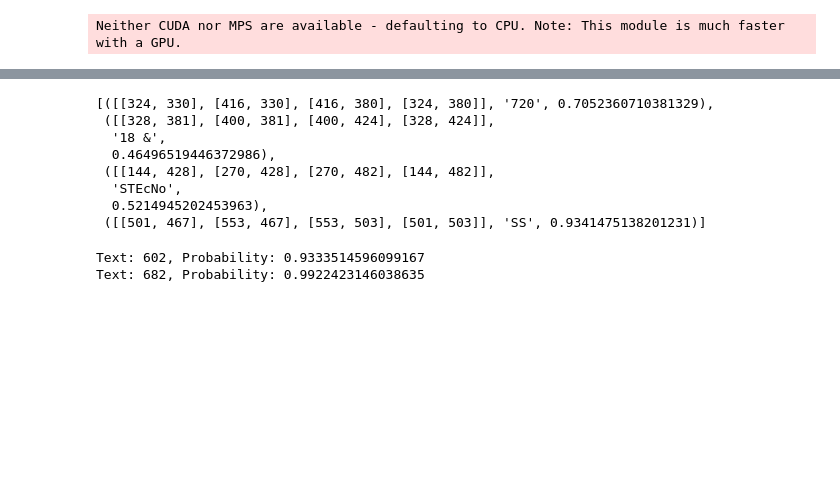
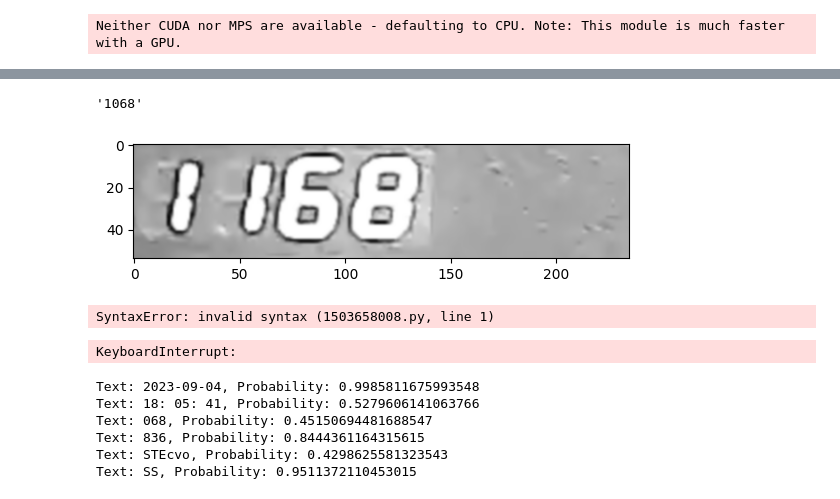
Before and after one commit to Jliporace/reading-kiln-termostat, a Jupyter notebook: notebooks/OCR_easyOCR.ipynb, the cells around one changed output, grey strips where cells are left out. Saved outputs shown, nothing was run; the diff lists cells and outputs as text; code cells hidden in the pictures; blank space fills up the shorter version.

```diff
--- a/notebooks/OCR_easyOCR.ipynb
+++ b/notebooks/OCR_easyOCR.ipynb
@@ -13,0 +86,10 @@ numbers = "/home/jessica/Pictures/Screenshots/framed-picture-day.png"
+# %%
+img = cv2.imread(test_image)
+plt.imshow(img, cmap = 'gray', interpolation = 'bicubic')
+roi = img[770:824, 1100:1335]
+plt.imshow(roi, cmap = 'gray', interpolation = 'bicubic')
+ocr_results = reader.readtext(roi)
+ocr_results[0][1].replace(" ", "")
+# %% [output]
+'1068'
+[figure, added]
@@ -14,12 +116,29 @@ numbers = "/home/jessica/Pictures/Screenshots/framed-picture-day.png"
+# %%
+x = [770:824, 1050:1285]
+# %% [output]
+SyntaxError: invalid syntax (1503658008.py, line 1)
 # %%
-result = reader.readtext(night)
-result
+png_compression_level = 0
+dir_path = '/home/jessica/reading-kiln-termostat/data/frames/04-09-2023'
+p = sorted(pathlib.Path(dir_path).glob('**/*'), key=os.path.getmtime)
+save_path = '/home/jessica/reading-kiln-termostat/data/frames/crop_test/'
+if not os.path.exists(save_path):
+    os.makedirs(save_path)
+files = [str(f) for f in p if f.is_file()]
+files
+index = files.index('/home/jessica/reading-kiln-termostat/data/frames/04-09-2023/14_240.png')
+for f in files[index:]:
+    crop = cv2.imread(f)
+    datetime_results = reader.readtext(f)
+    texts = list(map(list, zip(*datetime_results)))[1]
+    date = [text for text in texts if '-' in text][0]
+    time = [text for text in texts if ':' in text][0]
+
+    crop = cv2.imread(f)[770:824, 1050:1285]
+    predicted_number = reader.readtext(white_mask(crop), allowlist='0123456789', paragraph = True)[0][1].replace(" ", "")
+
+    file_name = save_path + date + '_' + time + '_' + predicted_number + '.png'
+
+    r = cv2.imwrite(file_name, crop), [int(cv2.IMWRITE_PNG_COMPRESSION), png_compression_level]
 # %% [output]
-[([[324, 330], [416, 330], [416, 380], [324, 380]], '720', 0.7052360710381329),
- ([[328, 381], [400, 381], [400, 424], [328, 424]],
-  '18 &',
-  0.46496519446372986),
- ([[144, 428], [270, 428], [270, 482], [144, 482]],
-  'STEcNo',
-  0.5214945202453963),
- ([[501, 467], [553, 467], [553, 503], [501, 503]], 'SS', 0.9341475138201231)]
+KeyboardInterrupt:
@@ -26,6 +155,11 @@ result
 # %%
-for (bbox, text, prob) in result:
+ocr_results = reader.readtext(test_image)
+for (bbox, text, prob) in ocr_results:
     print(f'Text: {text}, Probability: {prob}')
 # %% [output]
-Text: 602, Probability: 0.9333514596099167
-Text: 682, Probability: 0.9922423146038635
+Text: 2023-09-04, Probability: 0.9985811675993548
+Text: 18: 05: 41, Probability: 0.5279606141063766
+Text: 068, Probability: 0.45150694481688547
+Text: 836, Probability: 0.8444361164315615
+Text: STEcvo, Probability: 0.4298625581323543
+Text: SS, Probability: 0.9511372110453015
```
Also changed, not shown: parts of 11 cells of this notebook, 4 other files.
